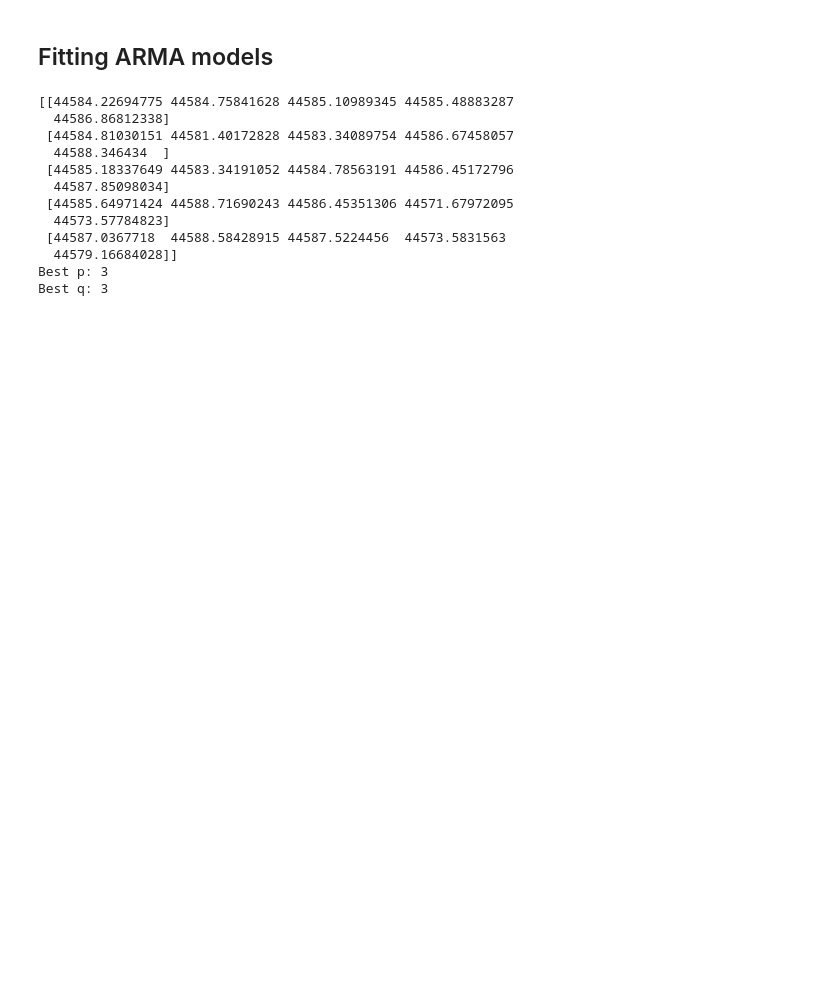
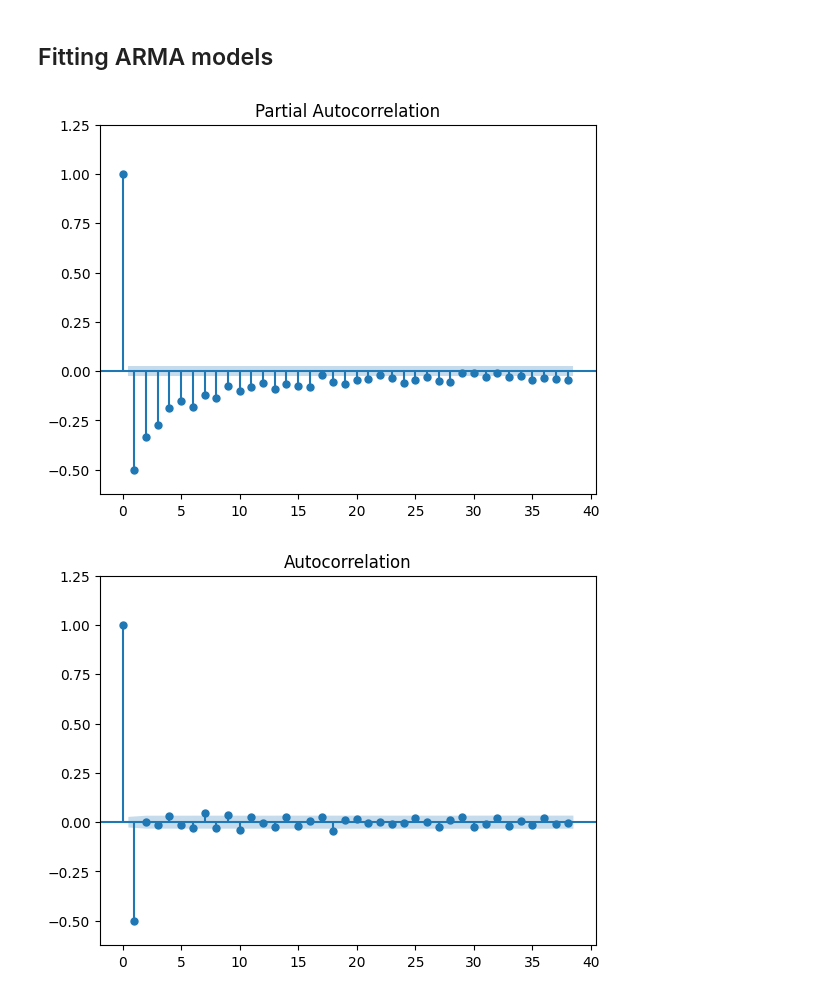
Before and after one commit to XindiLiu/TS_Project, a Jupyter notebook: partB.ipynb, the cells around one changed output. Cells and saved outputs as stored; diff of their text form; code cells hidden in the pictures; blank space fills up the shorter version.

```diff
--- a/partB.ipynb
+++ b/partB.ipynb
@@ -190,3 +288,14 @@ plt.show()
 # %% [markdown]
 ## Fitting ARMA models
+# %%
+from statsmodels.graphics.tsaplots import plot_acf
+from statsmodels.graphics.tsaplots import plot_pacf
+
+##Plot the acf and pacf to determine the order
+_ =plot_pacf(diff_data, alpha = 0.05, auto_ylims = True)
+_ =plot_acf(diff_data, alpha = 0.05, auto_ylims= True)
+##The ACF decays geometrically, indicating that an ARMA model is suitable for fitting
+# %% [output]
+[figure, added]
+[figure, added]
 # %%
@@ -204,20 +313,3 @@ for p in range(0,maxp+1):
     aiccs[p,q]=model.aicc
     aics[p,q]=model.aic
     bics[p,q]=model.bic
-# %%
-print(aiccs)
-best_params = (np.argmin(aiccs) // (maxq+1), np.argmin(aiccs) % (maxq+1))
-print(f"Best p: {best_params[0]}\nBest q: {best_params[1]}")
-# %% [output]
-[[44584.22694775 44584.75841628 44585.10989345 44585.48883287
-  44586.86812338]
- [44584.81030151 44581.40172828 44583.34089754 44586.67458057
-  44588.346434  ]
- [44585.18337649 44583.34191052 44584.78563191 44586.45172796
-  44587.85098034]
- [44585.64971424 44588.71690243 44586.45351306 44571.67972095
-  44573.57784823]
- [44587.0367718  44588.58428915 44587.5224456  44573.5831563
-  44579.16684028]]
-Best p: 3
-Best q: 3
```
Also changed, not shown: parts of 31 cells of this notebook.
